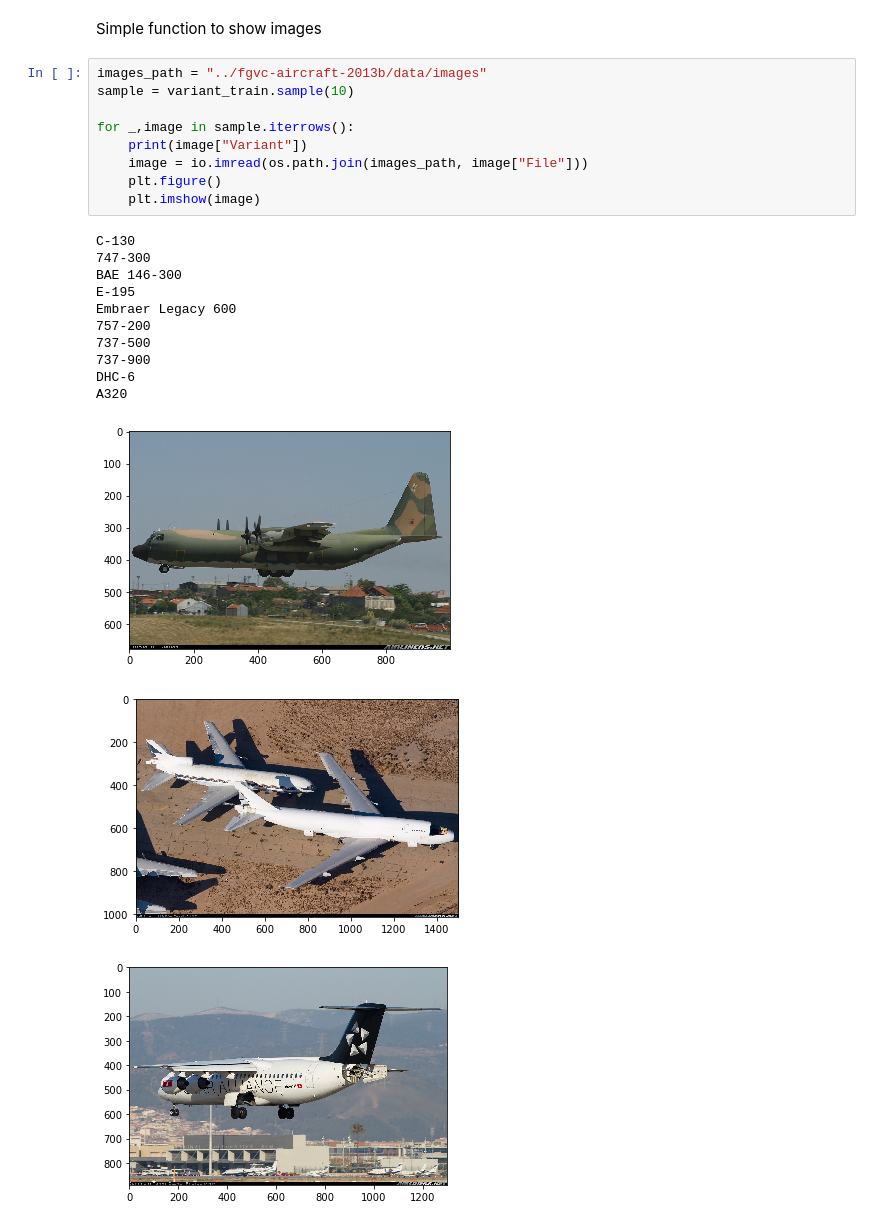
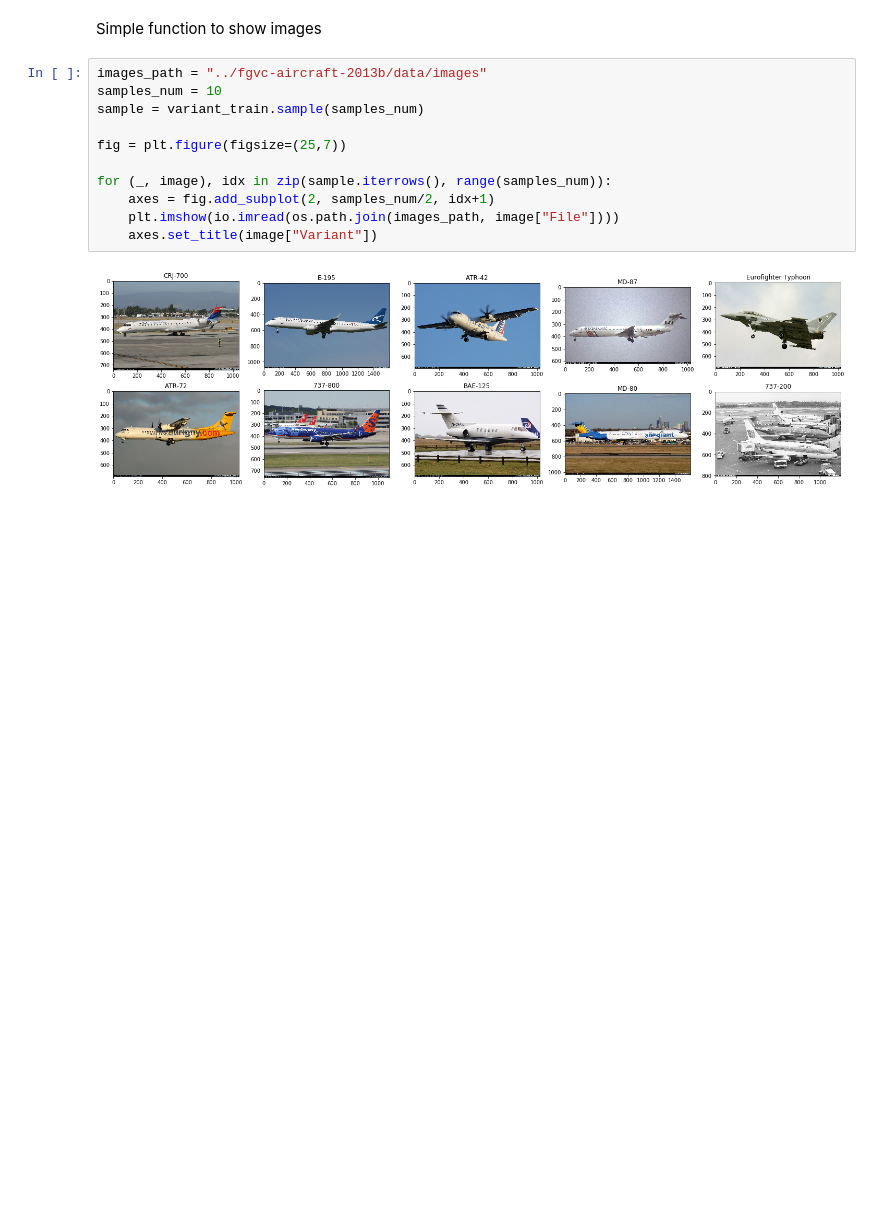
Before and after one commit to santiagosoares80/aircraft, a Jupyter notebook: model/Aircraft.ipynb, the cells around one changed output. Saved outputs shown, nothing was run; the diff lists cells and outputs as text; blank space fills up the shorter version.

Commit message:
Added visualization of images

```diff
--- a/model/Aircraft.ipynb
+++ b/model/Aircraft.ipynb
@@ -52,24 +52,14 @@ variant_test = load_annotation(variant_test_file, "Variant")
 Simple function to show images
 # %%
 images_path = "../fgvc-aircraft-2013b/data/images"
-sample = variant_train.sample(10)
+samples_num = 10
+sample = variant_train.sample(samples_num)
 
-for _,image in sample.iterrows():
-    print(image["Variant"])
-    image = io.imread(os.path.join(images_path, image["File"]))
-    plt.figure()
-    plt.imshow(image)
+fig = plt.figure(figsize=(25,7))
+
+for (_, image), idx in zip(sample.iterrows(), range(samples_num)):
+    axes = fig.add_subplot(2, samples_num/2, idx+1)
+    plt.imshow(io.imread(os.path.join(images_path, image["File"])))
+    axes.set_title(image["Variant"])
 # %% [output]
-C-130
-747-300
-BAE 146-300
-E-195
-Embraer Legacy 600
-757-200
-737-500
-737-900
-DHC-6
-A320
-[figure, old version]
+[figure, new version]
-[figure, removed]
-[figure, removed]
```
Also changed, not shown: parts of 1 cell of this notebook.
